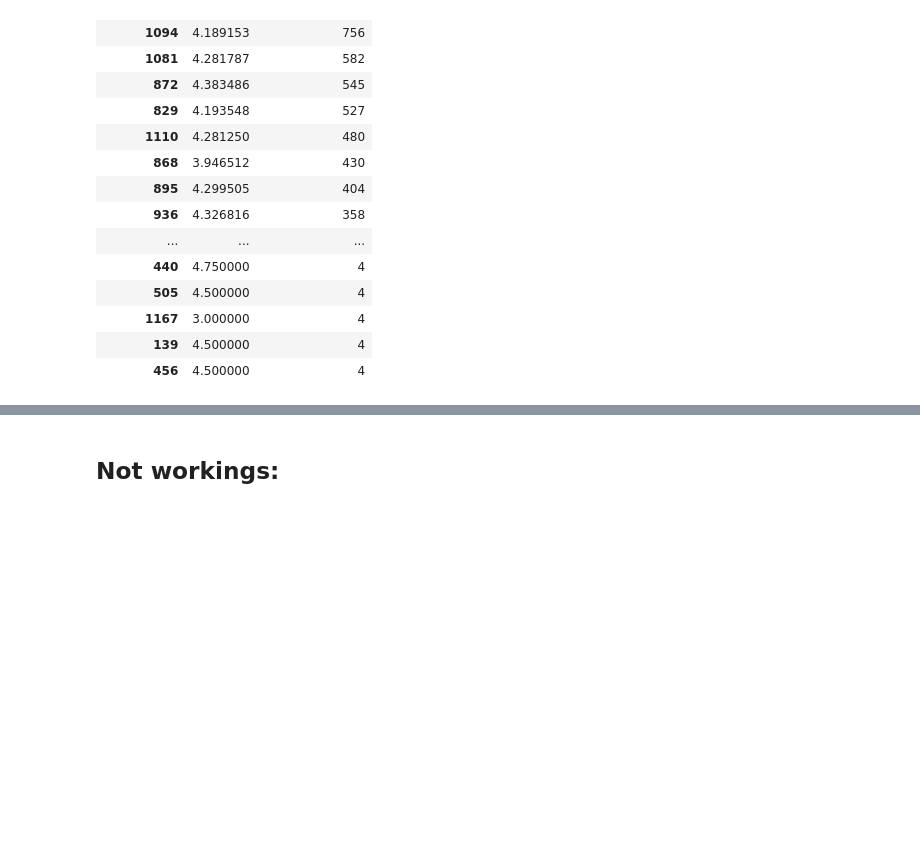
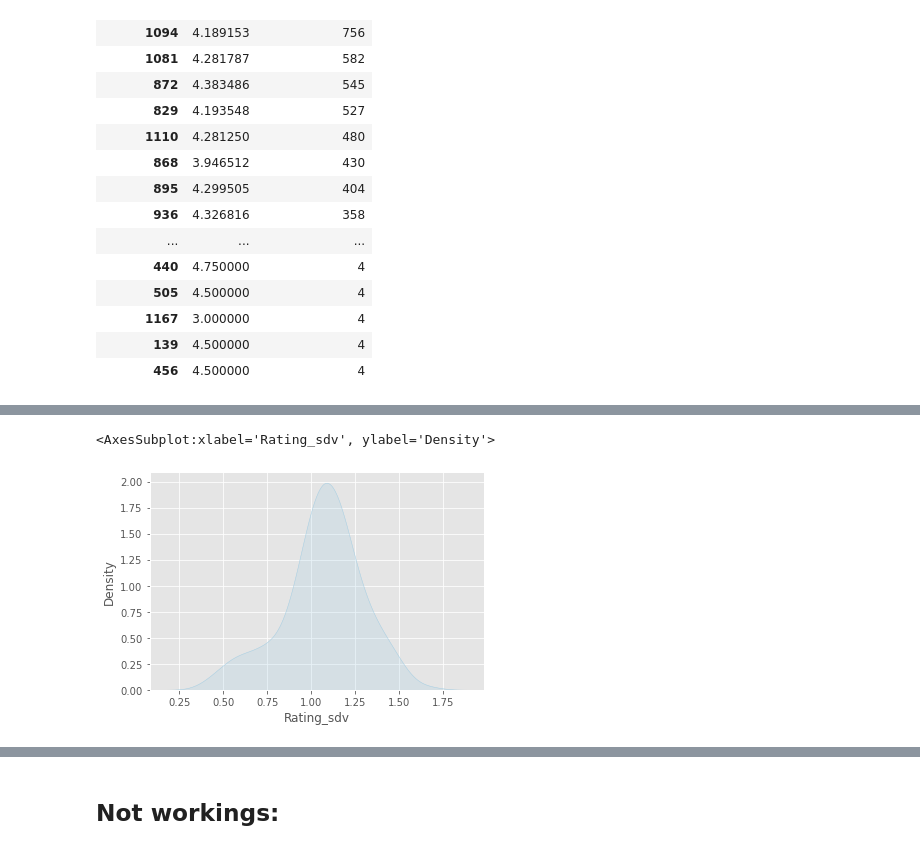
Before and after one commit to baharbiazar/E_Commerce_Reviews_Sentiment_Analysis, a Jupyter notebook: e_commerce_sentiment_analysis.ipynb, the cells around one changed output, grey strips where cells are left out. Cells and saved outputs as stored; diff of their text form; code cells hidden in the pictures; blank space fills up the shorter version.

```diff
--- a/e_commerce_sentiment_analysis.ipynb
+++ b/e_commerce_sentiment_analysis.ipynb
@@ -756,0 +759,3 @@ pandas.core.series.Series
+# %%
+grouped_df['Rating_sdv']= df.groupby('Clothing ID')['Rating'].std()
+grouped_df.sort_values(by='Rating_sdv',ascending=False)
@@ -756,0 +801,5 @@ pandas.core.series.Series
+# %%
+grouped_df.dropna(inplace=True)
+# %%
+grouped_df = grouped_df[grouped_df['Review_Counts']>10]
+grouped = grouped_df.sort_values(by='Rating_sdv',ascending=False)
@@ -756,0 +827,5 @@ pandas.core.series.Series
+# %%
+sns.kdeplot(grouped_df['Rating_sdv'],shade=True)
+# %% [output]
+<AxesSubplot:xlabel='Rating_sdv', ylabel='Density'>
+[figure, added]
```
Also changed, not shown: parts of 8 cells of this notebook.
